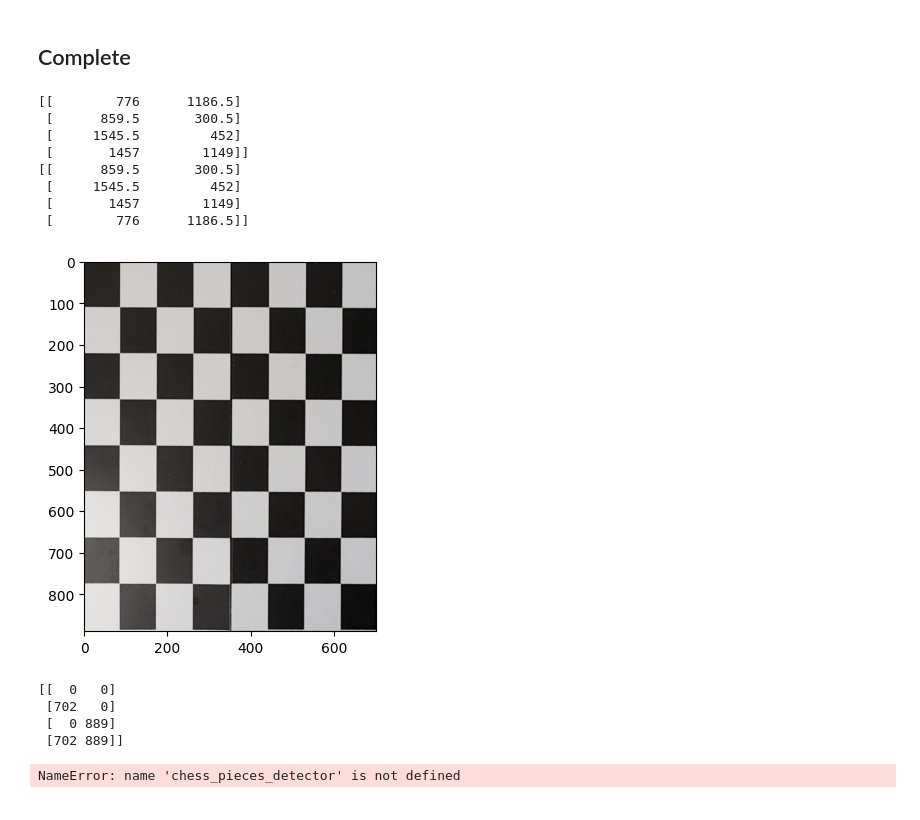
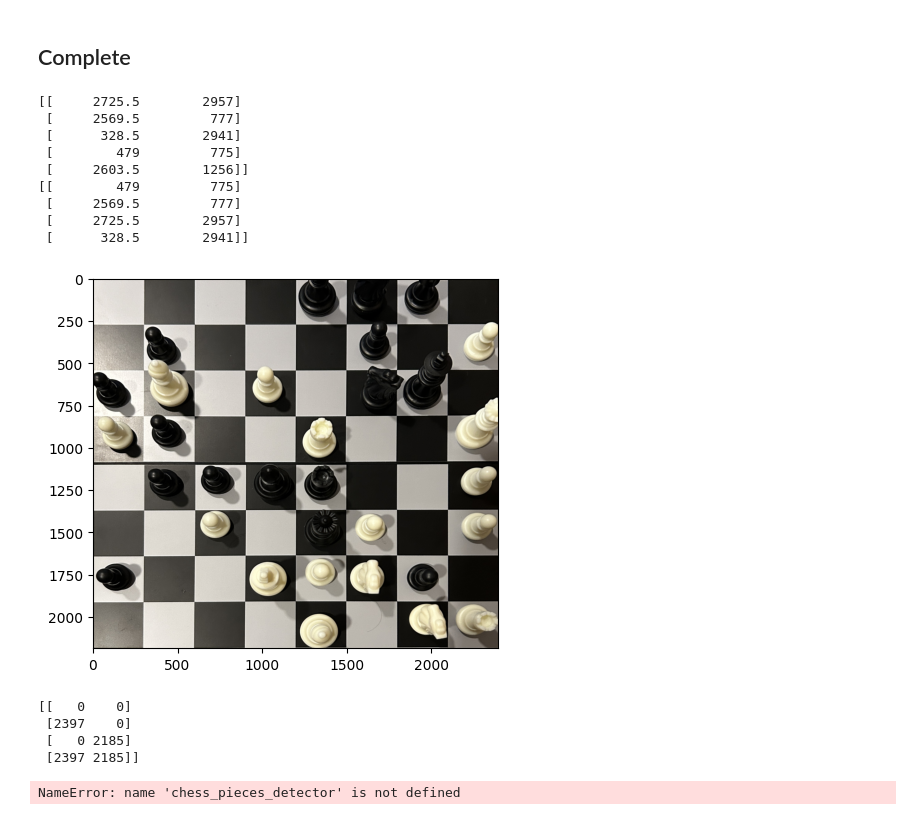
Before and after one commit to avbalsam/ChessNET, a Jupyter notebook: app.ipynb, the cells around one changed output. Drawn from its saved outputs; the diff is of its cells as text; code cells hidden in the pictures.

```diff
--- a/app.ipynb
+++ b/app.ipynb
@@ -283,7 +283,7 @@ def plot_grid_on_transformed_image(image):
 # %%
 import numpy as np
 
-image = 'images/WhatsApp Image 2024-05-03 at 02.07.35 (2).jpeg'
+image = 'images/data1.JPG'
 
 #latent_size = (350,350)
 
@@ -397,44 +397,45 @@ h1 = np.array([[xH,y2], [xI, y2], [xI, y1], [xH, y1]])
 # transforms the squares to write FEN
 
 FEN_annotation = [[a8, b8, c8, d8, e8, f8, g8, h8],
                 [a7, b7, c7, d7, e7, f7, g7, h7],
                 [a6, b6, c6, d6, e6, f6, g6, h6],
                 [a5, b5, c5, d5, e5, f5, g5, h5],
                 [a4, b4, c4, d4, e4, f4, g4, h4],
                 [a3, b3, c3, d3, e3, f3, g3, h3],
                 [a2, b2, c2, d2, e2, f2, g2, h2],
                 [a1, b1, c1, d1, e1, f1, g1, h1]]
 
 board_FEN = []
 corrected_FEN = []
 complete_board_FEN = []
 
 for line in FEN_annotation:
     line_to_FEN = []
     for square in line:
         piece_on_square = connect_square_to_detection(detections, square)
         line_to_FEN.append(piece_on_square)
     corrected_FEN = [i.replace('empty', '1') for i in line_to_FEN]
     print(corrected_FEN)
     board_FEN.append(corrected_FEN)
 
 complete_board_FEN = [''.join(line) for line in board_FEN]
 
 to_FEN = '/'.join(complete_board_FEN)
 
 print("https://lichess.org/analysis/"+to_FEN)
 # %% [output]
-[[        776      1186.5]
- [      859.5       300.5]
- [     1545.5         452]
- [       1457        1149]]
-[[      859.5       300.5]
- [     1545.5         452]
- [       1457        1149]
- [        776      1186.5]]
+[[     2725.5        2957]
+ [     2569.5         777]
+ [      328.5        2941]
+ [        479         775]
+ [     2603.5        1256]]
+[[        479         775]
+ [     2569.5         777]
+ [     2725.5        2957]
+ [      328.5        2941]]
-[figure, old version]
+[figure, new version]
-[[  0   0]
- [702   0]
- [  0 889]
- [702 889]]
+[[   0    0]
+ [2397    0]
+ [   0 2185]
+ [2397 2185]]
 NameError: name 'chess_pieces_detector' is not defined
```
Also changed, not shown: parts of 6 cells of this notebook, 2 other files.
